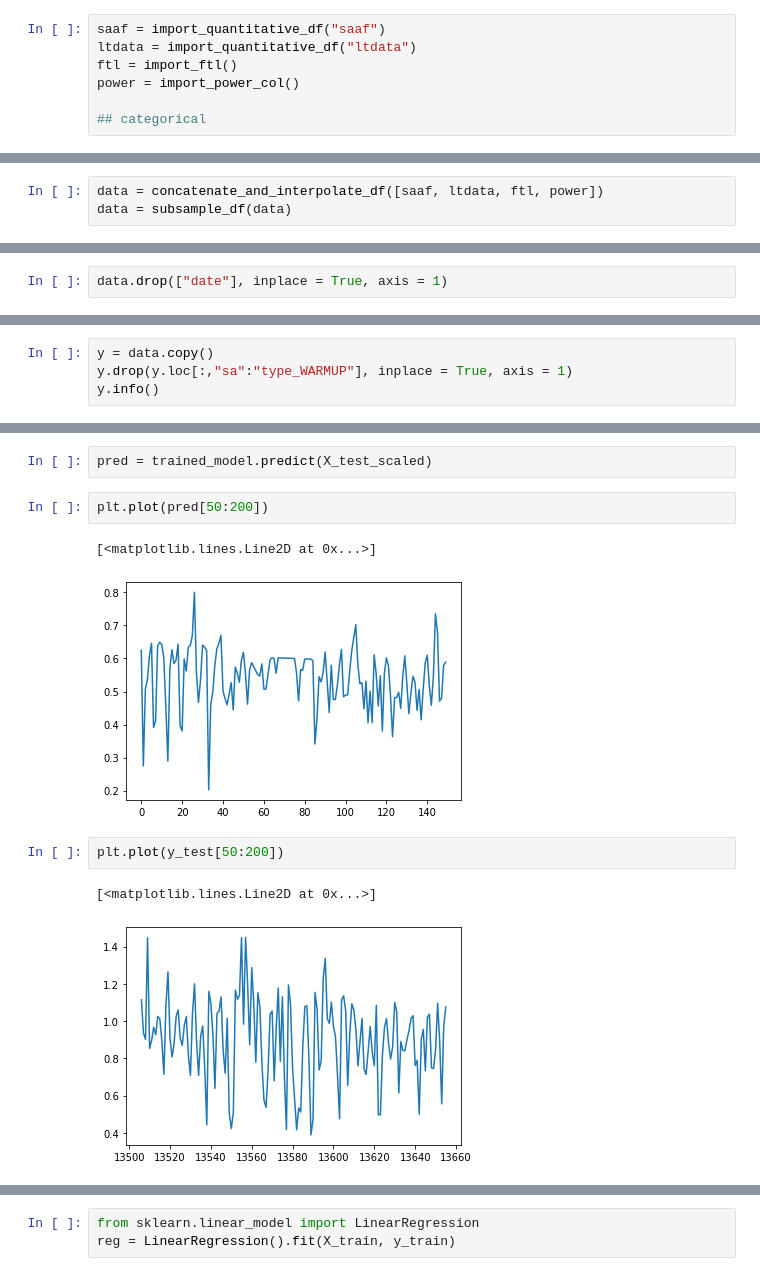
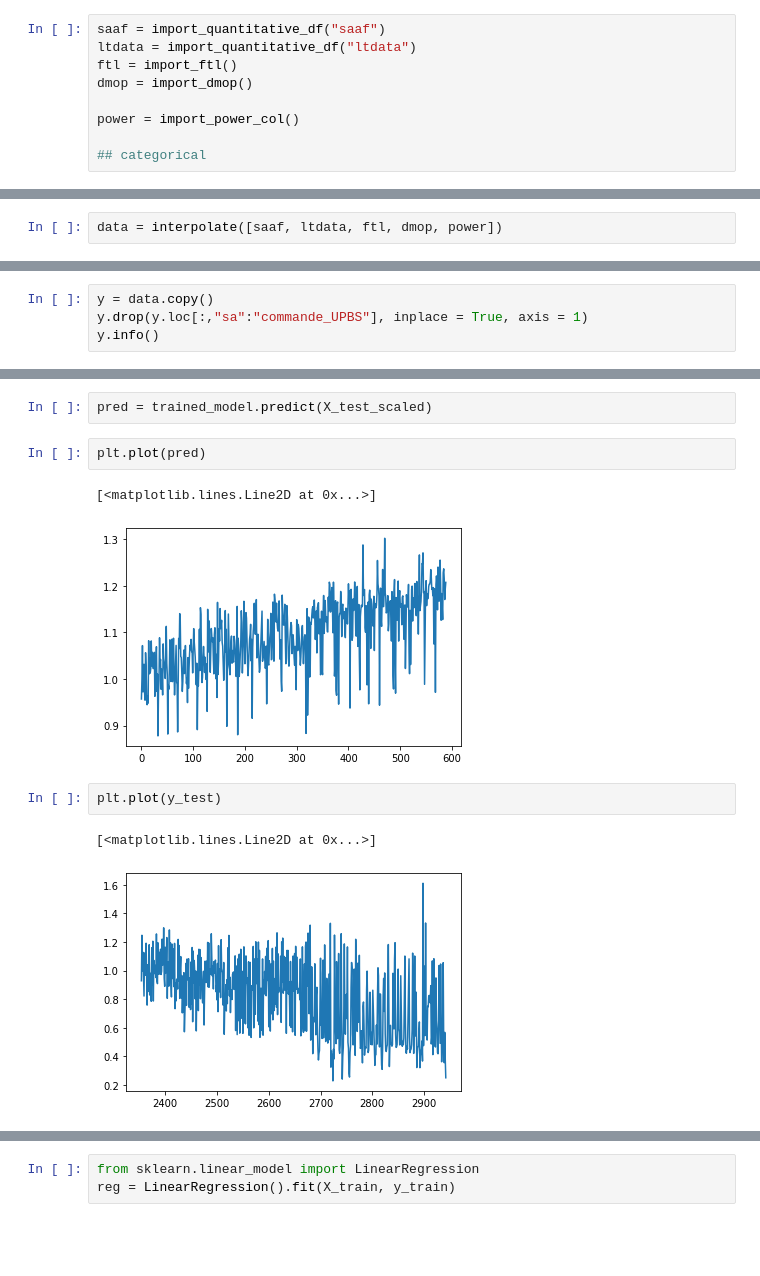
Before and after one commit to YamSok/MarsExpress, a Jupyter notebook: lab_mika.ipynb, the cells around one changed output, grey strips where cells are left out. Drawn from its saved outputs; the diff is of its cells as text; blank space fills up the shorter version.

```diff
--- a/lab_mika.ipynb
+++ b/lab_mika.ipynb
@@ -100,6 +146,8 @@ def subsample_df(df, sampling_rate_sec = 3600):
 saaf = import_quantitative_df("saaf")
 ltdata = import_quantitative_df("ltdata")
 ftl = import_ftl()
+dmop = import_dmop()
+
 power = import_power_col()
 
 ## categorical
@@ -111,4 +160,3 @@ power = import_power_col()
 # %%
-data = concatenate_and_interpolate_df([saaf, ltdata, ftl, power])
-data = subsample_df(data)
+data = interpolate([saaf, ltdata, ftl, dmop, power])
 # %% [output]
@@ -118,2 +163,0 @@ Data subsampled
-# %%
-data.drop(["date"], inplace = True, axis = 1)
@@ -153,6 +224,6 @@ memory usage: 3.3 MB
 # %%
 y = data.copy()
-y.drop(y.loc[:,"sa":"type_WARMUP"], inplace = True, axis = 1)
+y.drop(y.loc[:,"sa":"commande_UPBS"], inplace = True, axis = 1)
 y.info()
 # %% [output]
 <class 'pandas.core.frame.DataFrame'>
@@ -271,15 +326,15 @@ plt.plot(history.history['mae'])
 # %%
 pred = trained_model.predict(X_test_scaled)
 # %%
-plt.plot(pred[50:200])
+plt.plot(pred)
 # %% [output]
 [<matplotlib.lines.Line2D at 0x...>]
-[figure, old version]
+[figure, new version]
 # %%
-plt.plot(y_test[50:200])
+plt.plot(y_test)
 # %% [output]
 [<matplotlib.lines.Line2D at 0x...>]
-[figure, old version]
+[figure, new version]
 # %%
 from sklearn.ensemble import RandomForestRegressor
 from sklearn.datasets import make_regression
```
Also changed, not shown: parts of 26 cells of this notebook, 1 other file.
